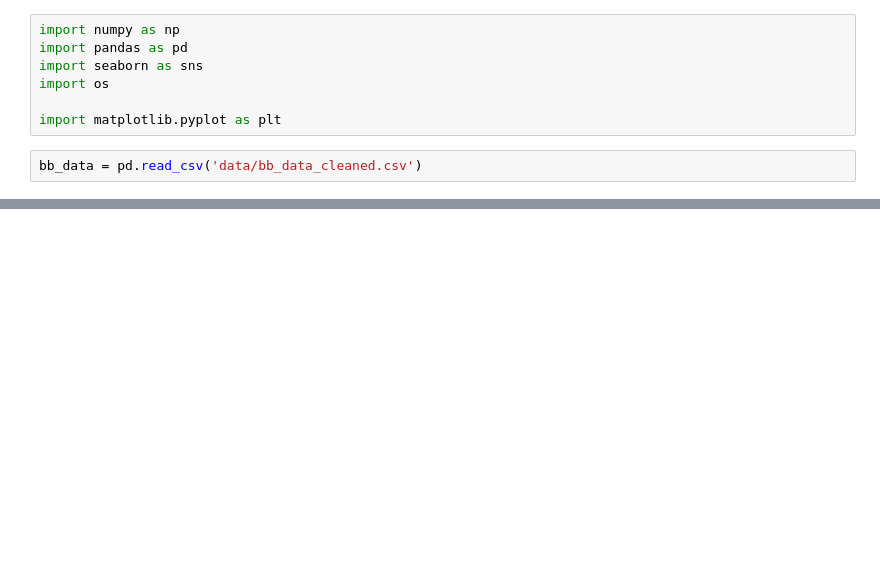
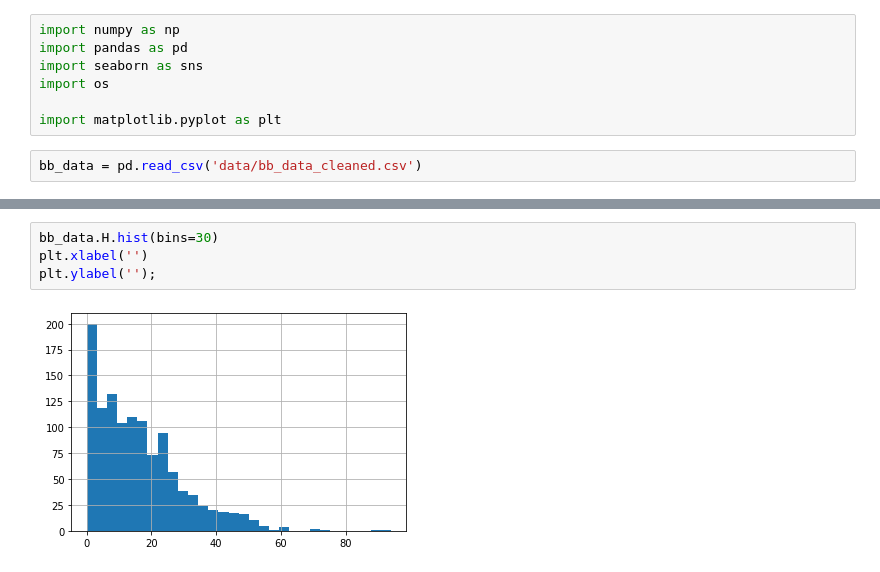
Before and after one commit to imartinez96/Springboard, a Jupyter notebook: CapstoneTwo/capstonetwo_eda.ipynb, the cells around one changed output, grey strips where cells are left out. Saved outputs shown, nothing was run; the diff lists cells and outputs as text; blank space fills up the shorter version.

```diff
--- a/CapstoneTwo/capstonetwo_eda.ipynb
+++ b/CapstoneTwo/capstonetwo_eda.ipynb
@@ -53,0 +76,6 @@ sns.heatmap(bb_data.corr());
+# %%
+bb_data.H.hist(bins=30)
+plt.xlabel('')
+plt.ylabel('');
+# %% [output]
+[figure, added]
```
Also changed, not shown: parts of 18 cells of this notebook, 1 other file.
